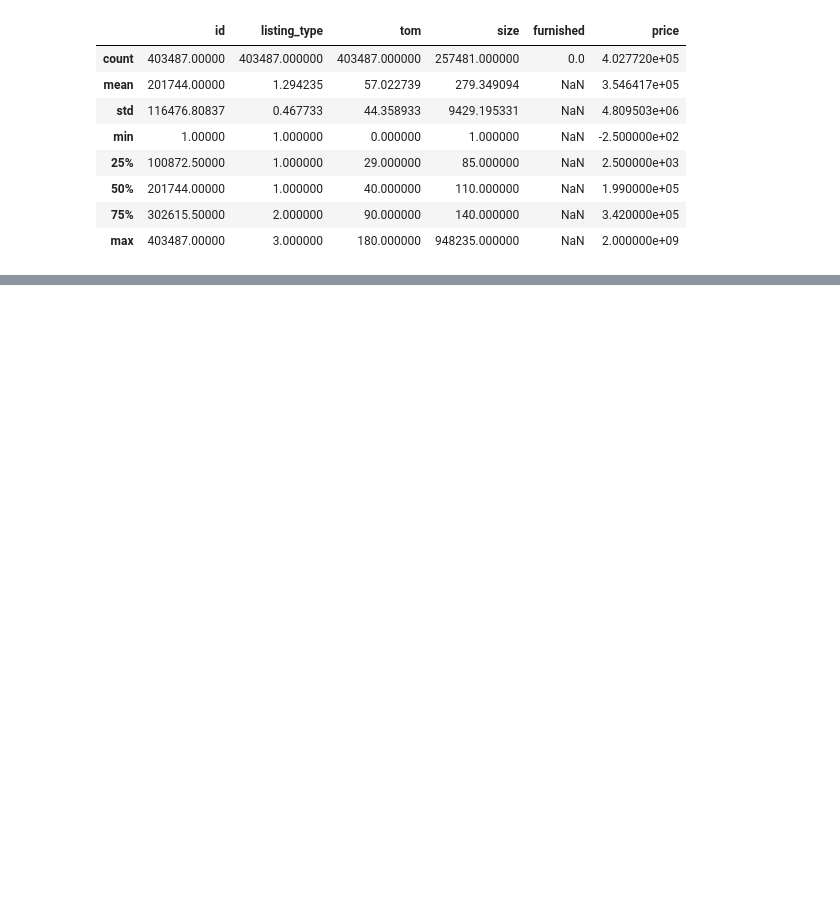
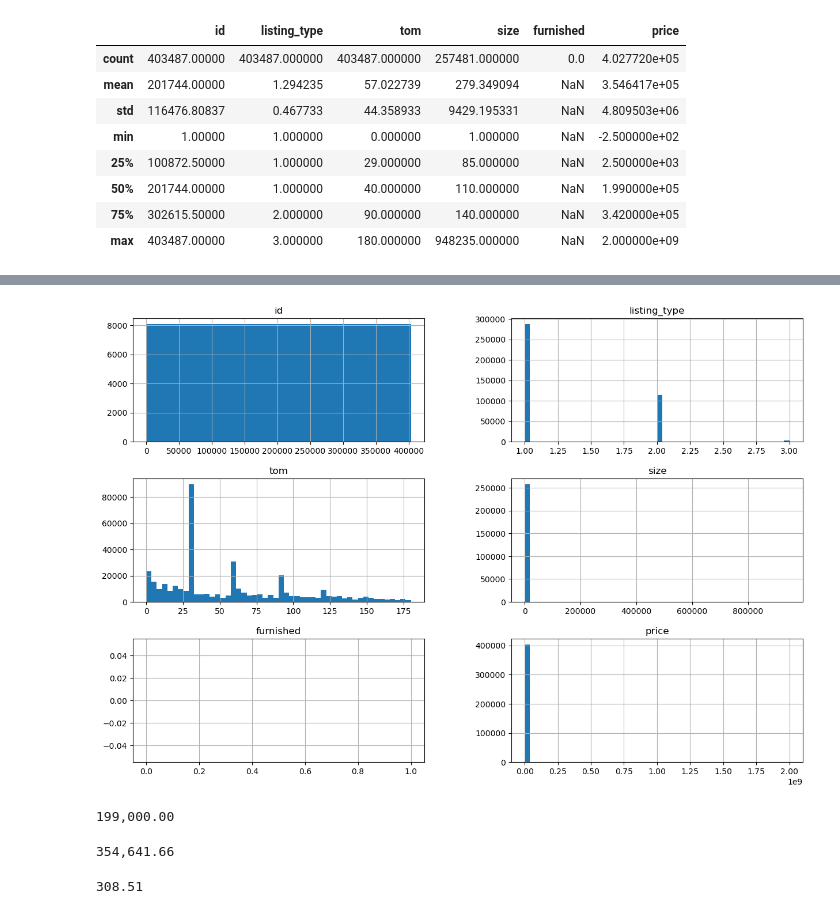
Before and after one commit to mamba578/first_work_four_kurs, a Jupyter notebook: Первая работа.ipynb, the cells around one changed output, grey strips where cells are left out. Saved outputs shown, nothing was run; the diff lists cells and outputs as text; code cells hidden in the pictures; blank space fills up the shorter version.

```diff
--- a/Первая работа.ipynb
+++ b/Первая работа.ipynb
@@ -124,0 +97,19 @@ df.describe()
+# %%
+df.hist(figsize = (15,10), bins = 50);
+# %% [output]
+[figure, added]
+# %%
+# Медианна цены
+print(f"{df['price'].median():,.2f}")
+# %% [output]
+199,000.00
+# %%
+# Средняя цена
+print(f"{df['price'].mean():,.2f}")
+# %% [output]
+354,641.66
+# %%
+#Коэффициент асимметрии
+print(f"{df['price'].skew():,.2f}")
+# %% [output]
+308.51
```
Also changed, not shown: parts of 55 cells of this notebook.
